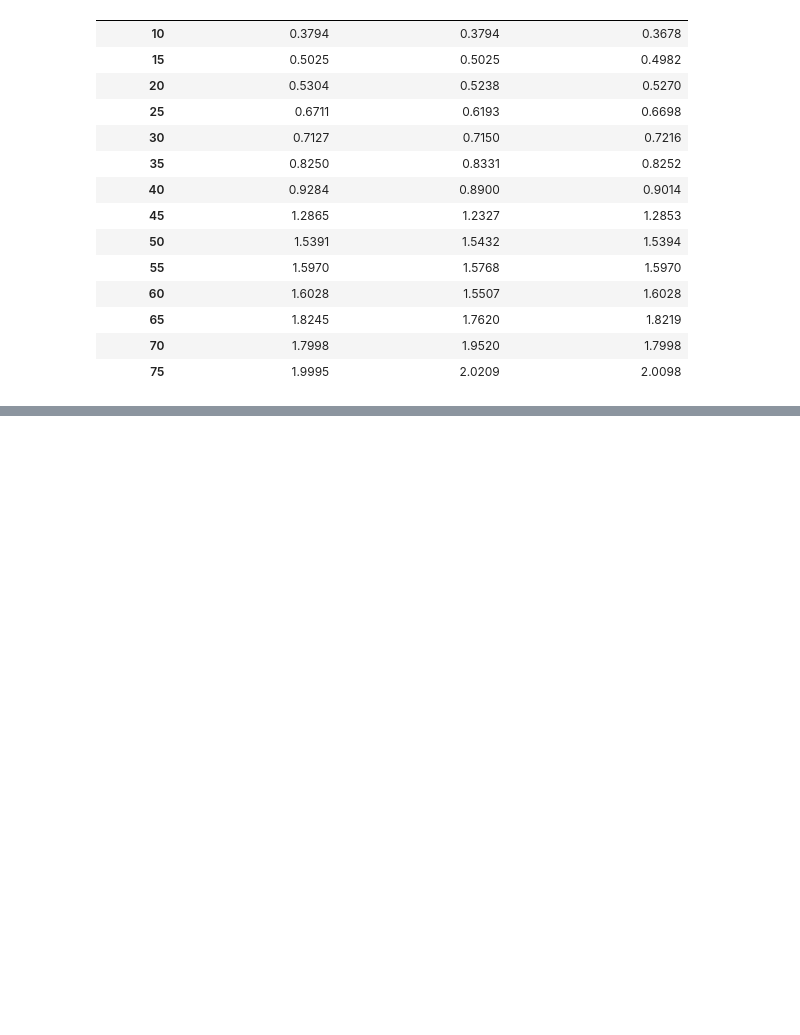
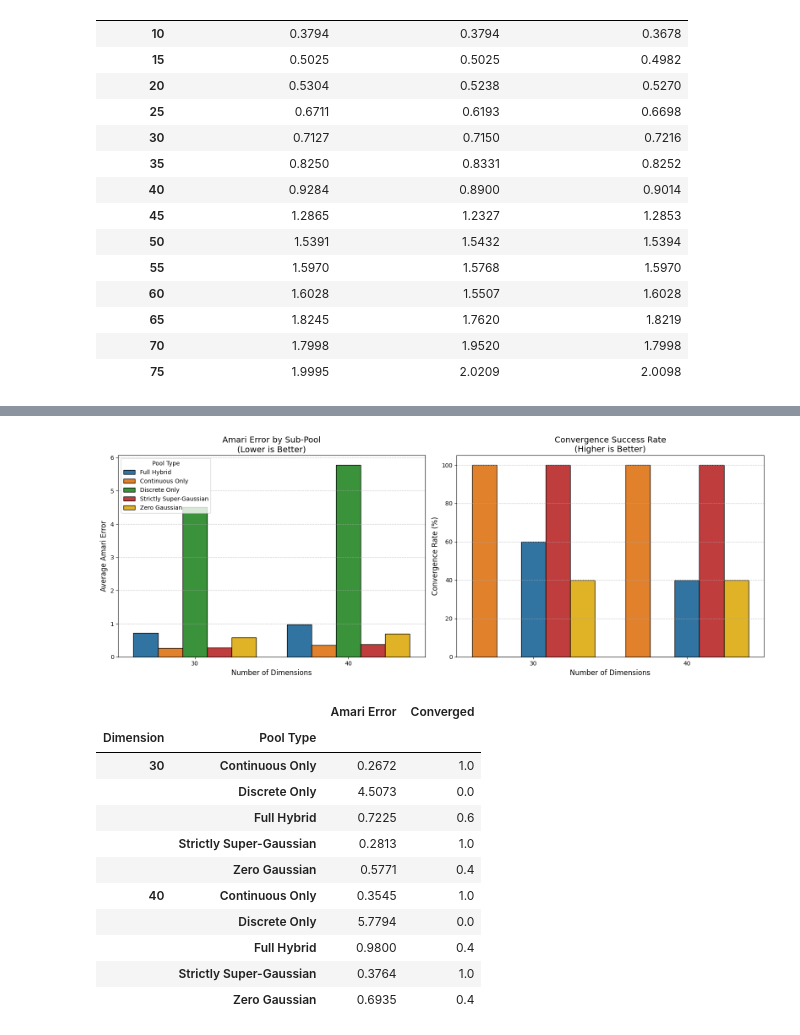
Before and after one commit to ashutoshjha3103/ot_in_linear_ica, a Jupyter notebook: exp/discrete&continous_OT_vs_Fast_ICA.ipynb, the cells around one changed output, grey strips where cells are left out. Drawn from its saved outputs; the diff is of its cells as text; code cells hidden in the pictures; blank space fills up the shorter version.

```diff
--- a/exp/discrete&continous_OT_vs_Fast_ICA.ipynb
+++ b/exp/discrete&continous_OT_vs_Fast_ICA.ipynb
@@ -356,0 +492,60 @@ display(df_fast.groupby(['Dimension', 'Config'])['Amari Error'].mean().unstack()
+# %%
+# ==========================================
+# 4. Plotting the Results
+# ==========================================
+# Calculate convergence percentage
+df_conv = df_ablation.groupby(['Dimension', 'Pool Type'])['Converged'].mean().reset_index()
+df_conv['Converged'] *= 100
+
+# Set up the matplotlib figure
+fig, (ax1, ax2) = plt.subplots(1, 2, figsize=(16, 6))
+
+# Define an exact, highly distinguishable custom color palette
+custom_palette = {
+    'Full Hybrid': '#1f77b4',             # Blue
+    'Continuous Only': '#ff7f0e',         # Orange
+    'Discrete Only': '#2ca02c',           # Green
+    'Strictly Super-Gaussian': '#d62728', # Red
+    'Zero Gaussian': '#ffc107'            # Yellow/Gold (for better contrast)
+}
+
+# Plot 1: Amari Error Bar Chart
+sns.barplot(data=df_ablation, x='Dimension', y='Amari Error', hue='Pool Type',
+            palette=custom_palette, edgecolor='black', ax=ax1, errorbar=None)
+ax1.set_title("Amari Error by Sub-Pool\n(Lower is Better)", fontsize=14)
+ax1.set_ylabel("Average Amari Error", fontsize=12)
+ax1.set_xlabel("Number of Dimensions", fontsize=12)
+ax1.grid(True, axis='y', linestyle='--', alpha=0.7)
+
+# Plot 2: Convergence Rate Bar Chart
+sns.barplot(data=df_conv, x='Dimension', y='Converged', hue='Pool Type',
+            palette=custom_palette, edgecolor='black', ax=ax2)
+ax2.set_title("Convergence Success Rate\n(Higher is Better)", fontsize=14)
+ax2.set_ylabel("Convergence Rate (%)", fontsize=12)
+ax2.set_xlabel("Number of Dimensions", fontsize=12)
+ax2.set_ylim(0, 105)
+ax2.grid(True, axis='y', linestyle='--', alpha=0.7)
+
+# Adjust legends
+ax1.legend(title='Pool Type', loc='upper left')
+ax2.legend_.remove() # Remove duplicate legend
+
+plt.tight_layout()
+plt.show()
+
+# Print the numerical summary
+display(df_ablation.groupby(['Dimension', 'Pool Type'])[['Amari Error', 'Converged']].mean().round(4))
+# %% [output]
+[figure, added]
+|  |  | Amari Error | Converged |
+| Dimension | Pool Type |  |  |
+| 30 | Continuous Only | 0.2672 | 1.0 |
+|  | Discrete Only | 4.5073 | 0.0 |
+|  | Full Hybrid | 0.7225 | 0.6 |
+|  | Strictly Super-Gaussian | 0.2813 | 1.0 |
+|  | Zero Gaussian | 0.5771 | 0.4 |
+| 40 | Continuous Only | 0.3545 | 1.0 |
+|  | Discrete Only | 5.7794 | 0.0 |
+|  | Full Hybrid | 0.9800 | 0.4 |
+|  | Strictly Super-Gaussian | 0.3764 | 1.0 |
+|  | Zero Gaussian | 0.6935 | 0.4 |
```
Also changed, not shown: parts of 5 cells of this notebook, 2 other files.
